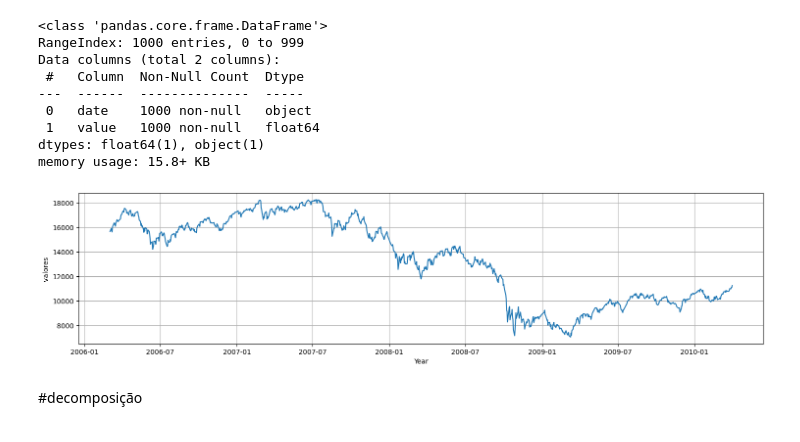
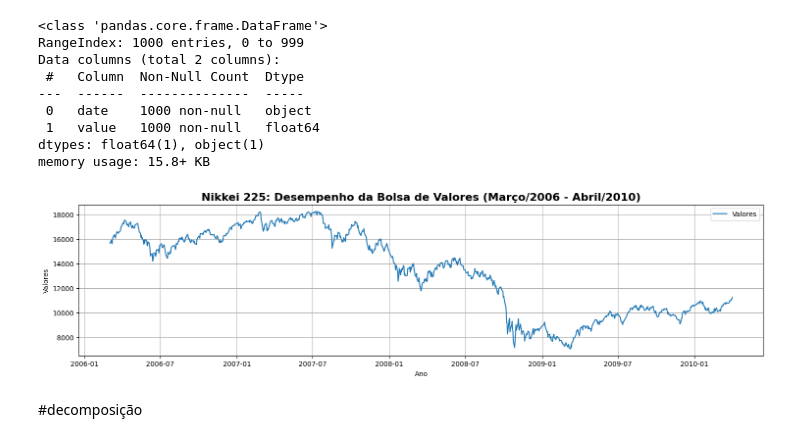
Before and after one commit to metsumesquita/master_degree_UPE, a Jupyter notebook: Hybrid_Model_project.ipynb, the cells around one changed output. Saved outputs shown, nothing was run; the diff lists cells and outputs as text; code cells hidden in the pictures.

```diff
--- a/Hybrid_Model_project.ipynb
+++ b/Hybrid_Model_project.ipynb
@@ -276,14 +279,19 @@ if isinstance(nikkei225_data.index, pd.PeriodIndex):
 nikkei225_data =nikkei225_data.sort_index()
 # %%
 plt.figure(figsize=(18, 4))
-plt.plot(nikkei225_data.index,nikkei225_data["value"], label='valores')
-plt.plot(title="nikkie 225 ,bolsa de valores 2006/03/03 ate 2010/04/01")
-plt.xlabel("Year")
-plt.ylabel("valores ")
+plt.plot(nikkei225_data.index, nikkei225_data["value"], label='Valores')
+
+# --- Here's the improved title setup ---
+plt.title("Nikkei 225: Desempenho da Bolsa de Valores (Março/2006 - Abril/2010)", fontsize=16, fontweight='bold')
+# --- End of improved title setup ---
+
+plt.xlabel("Ano") # Changed to "Ano" for Portuguese
+plt.ylabel("Valores")
 plt.grid(True)
+plt.legend() # Don't forget to add legend if you have labels
 plt.show()
 # %% [output]
-[figure, old version]
+[figure, new version]
 # %% [markdown]
 #decomposição
 # %%
```
Also changed, not shown: parts of 4 cells of this notebook.
